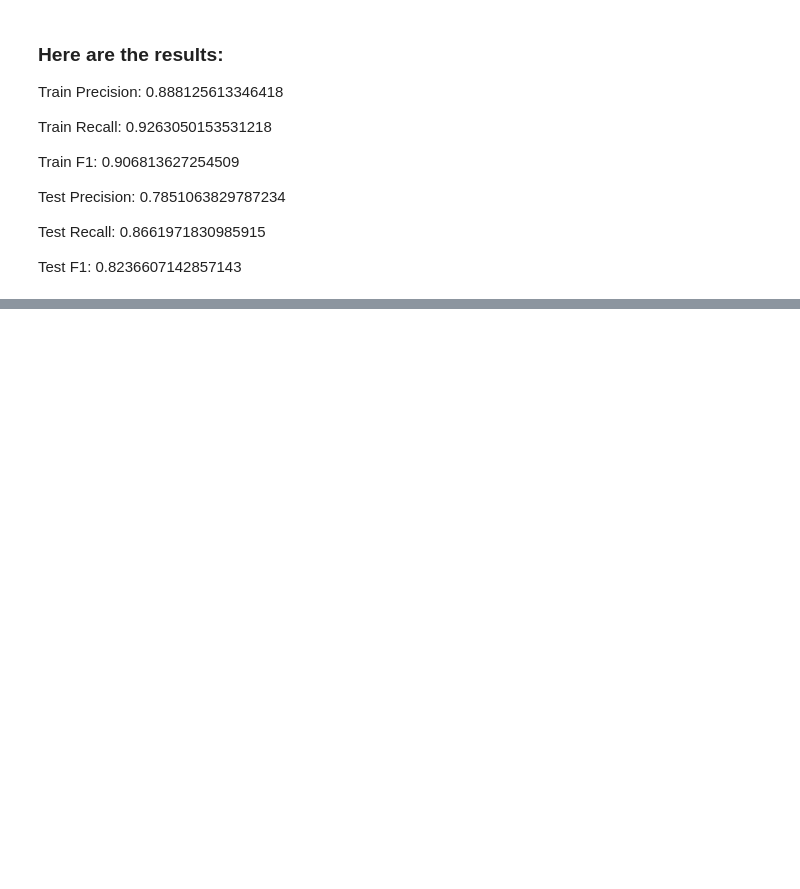
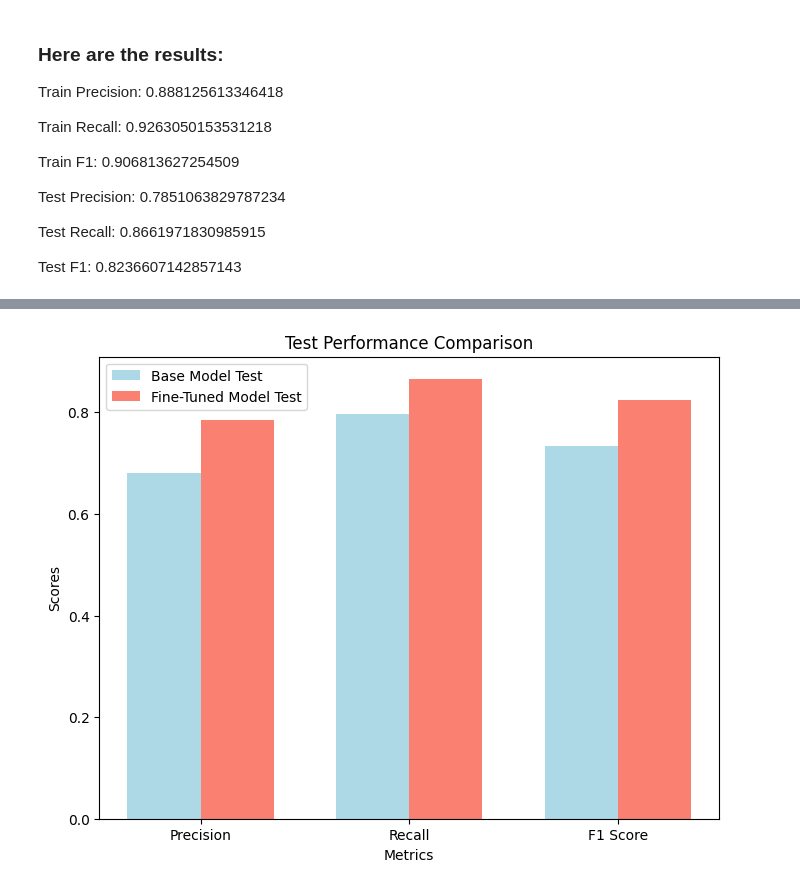
Before and after one commit to cyborgrob/MT_Reviews_SA, a Jupyter notebook: JointTask_Training_&_Inference.ipynb, the cells around one changed output, grey strips where cells are left out. Saved outputs shown, nothing was run; the diff lists cells and outputs as text; code cells hidden in the pictures; blank space fills up the shorter version.

```diff
--- a/JointTask_Training_&_Inference.ipynb
+++ b/JointTask_Training_&_Inference.ipynb
@@ -356,0 +393,28 @@ Test F1:  0.8236607142857143
+# %%
+## bar graph just using test data
+
+# Updated data for plotting - only test results
+test_base = [0.680161943319838, 0.7962085308056872, 0.7336244541484715]
+test_finetuned = [0.7851063829787234, 0.8661971830985915, 0.8236607142857143]
+
+# Create the bar graph with the test results placed side by side
+fig, ax = plt.subplots(figsize=(8, 6))
+
+# Bar positions
+bar_width = 0.35
+index = range(len(metrics))
+
+# Bars
+bars1 = ax.bar(index, test_base, bar_width, label='Base Model Test', color='lightblue')
+bars2 = ax.bar([p + bar_width for p in index], test_finetuned, bar_width, label='Fine-Tuned Model Test', color='salmon')
+
+ax.set_xlabel('Metrics')
+ax.set_ylabel('Scores')
+ax.set_title('Test Performance Comparison')
+ax.set_xticks([p + bar_width / 2 for p in index])
+ax.set_xticklabels(metrics)
+ax.legend()
+
+plt.show()
+# %% [output]
+[figure, added]
```
Also changed, not shown: parts of 1 cell of this notebook.
